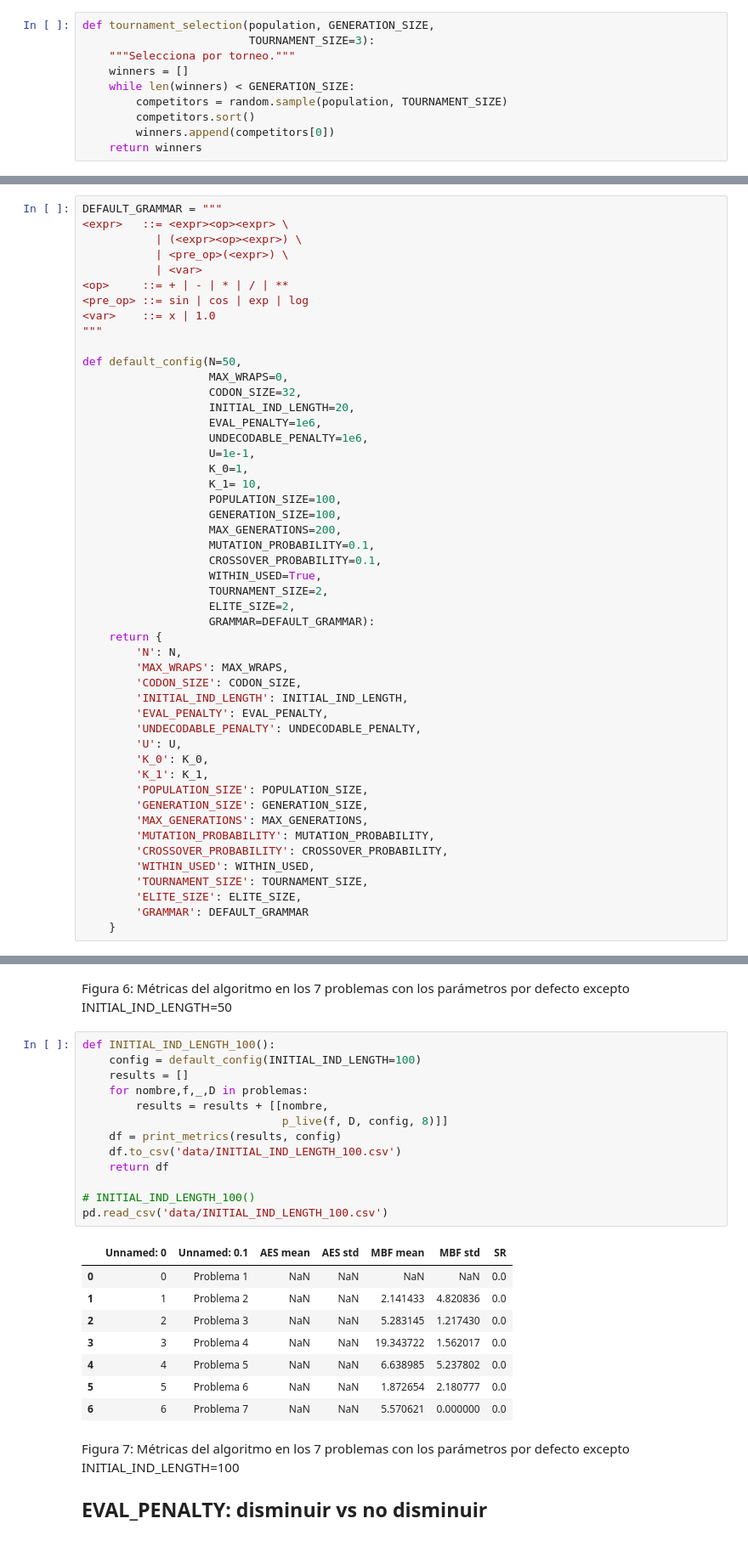
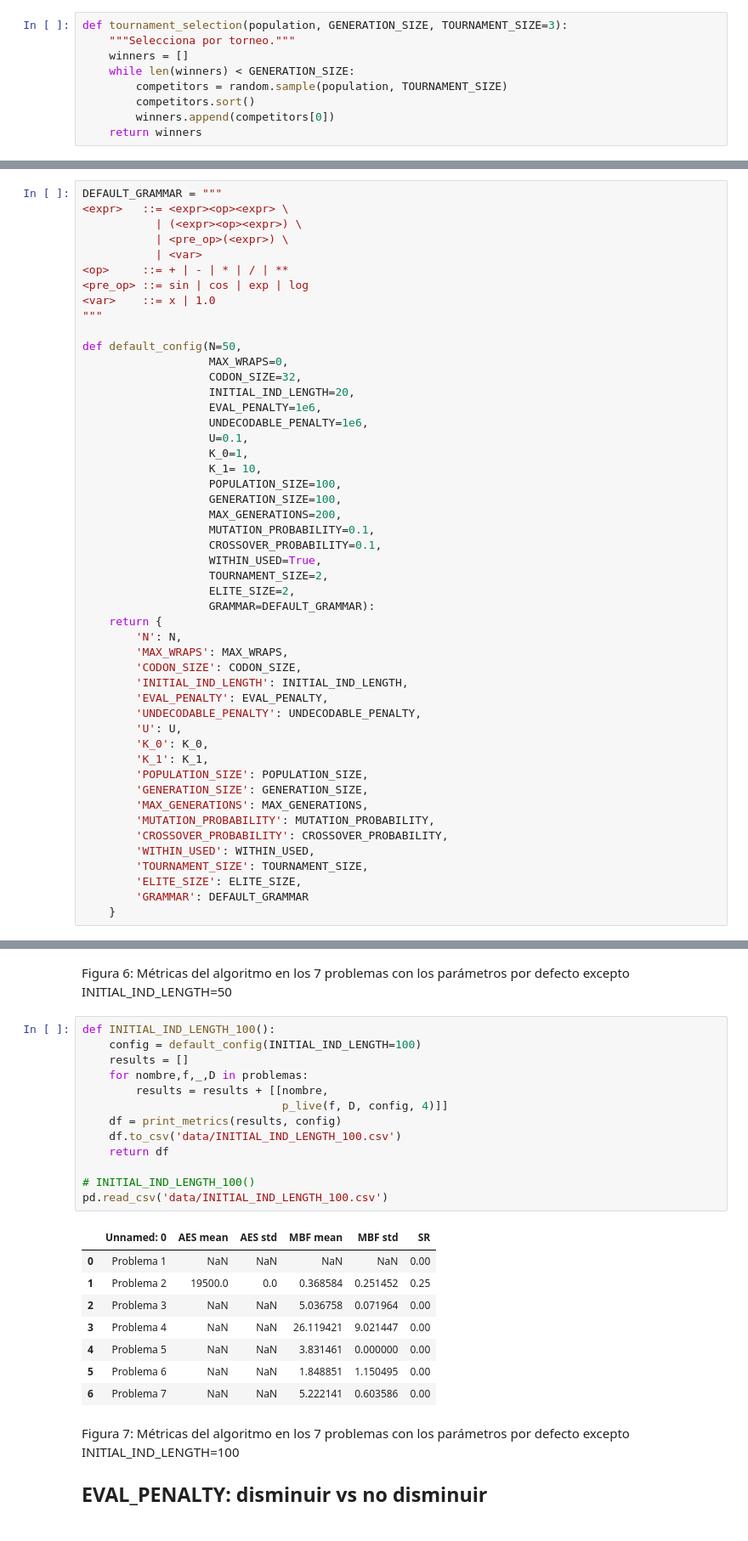
Before and after one commit to amanas/ce, a Jupyter notebook: p3/p3.ipynb, the cells around one changed output, grey strips where cells are left out. Shown at 85% size. Cells and saved outputs as stored; diff of their text form.

```diff
--- a/p3/p3.ipynb
+++ b/p3/p3.ipynb
@@ -262,8 +235,7 @@ class Individual(object):
 # %% [markdown]
 Para la **selección**, la podemos hacer por torneo:
 # %%
-def tournament_selection(population, GENERATION_SIZE,
-                         TOURNAMENT_SIZE=3):
+def tournament_selection(population, GENERATION_SIZE, TOURNAMENT_SIZE=3):
     """Selecciona por torneo."""
     winners = []
     while len(winners) < GENERATION_SIZE:
@@ -477,7 +449,7 @@ def default_config(N=50,
                    INITIAL_IND_LENGTH=20,
                    EVAL_PENALTY=1e6,
                    UNDECODABLE_PENALTY=1e6,
-                   U=1e-1,
+                   U=0.1,
                    K_0=1,
                    K_1= 10,
                    POPULATION_SIZE=100,
@@ -824,25 +798,25 @@ Figura 6: Métricas del algoritmo en los 7 problemas con los parámetros por def
 # %%
 def INITIAL_IND_LENGTH_100():
     config = default_config(INITIAL_IND_LENGTH=100)
     results = []
     for nombre,f,_,D in problemas:
         results = results + [[nombre,
-                              p_live(f, D, config, 8)]]
+                              p_live(f, D, config, 4)]]
     df = print_metrics(results, config)
     df.to_csv('data/INITIAL_IND_LENGTH_100.csv')
     return df
 
 # INITIAL_IND_LENGTH_100()
 pd.read_csv('data/INITIAL_IND_LENGTH_100.csv')
 # %% [output]
-|  | Unnamed: 0 | Unnamed: 0.1 | AES mean | AES std | MBF mean | MBF std | SR |
-| 0 | 0 | Problema 1 | NaN | NaN | NaN | NaN | 0.0 |
-| 1 | 1 | Problema 2 | NaN | NaN | 2.141433 | 4.820836 | 0.0 |
-| 2 | 2 | Problema 3 | NaN | NaN | 5.283145 | 1.217430 | 0.0 |
-| 3 | 3 | Problema 4 | NaN | NaN | 19.343722 | 1.562017 | 0.0 |
-| 4 | 4 | Problema 5 | NaN | NaN | 6.638985 | 5.237802 | 0.0 |
-| 5 | 5 | Problema 6 | NaN | NaN | 1.872654 | 2.180777 | 0.0 |
-| 6 | 6 | Problema 7 | NaN | NaN | 5.570621 | 0.000000 | 0.0 |
+|  | Unnamed: 0 | AES mean | AES std | MBF mean | MBF std | SR |
+| 0 | Problema 1 | NaN | NaN | NaN | NaN | 0.00 |
+| 1 | Problema 2 | 19500.0 | 0.0 | 0.368584 | 0.251452 | 0.25 |
+| 2 | Problema 3 | NaN | NaN | 5.036758 | 0.071964 | 0.00 |
+| 3 | Problema 4 | NaN | NaN | 26.119421 | 9.021447 | 0.00 |
+| 4 | Problema 5 | NaN | NaN | 3.831461 | 0.000000 | 0.00 |
+| 5 | Problema 6 | NaN | NaN | 1.848851 | 1.150495 | 0.00 |
+| 6 | Problema 7 | NaN | NaN | 5.222141 | 0.603586 | 0.00 |
 # %% [markdown]
 Figura 7: Métricas del algoritmo en los 7 problemas con los parámetros por defecto excepto INITIAL_IND_LENGTH=100
 
```
Also changed, not shown: parts of 42 cells of this notebook, 22 other files.
